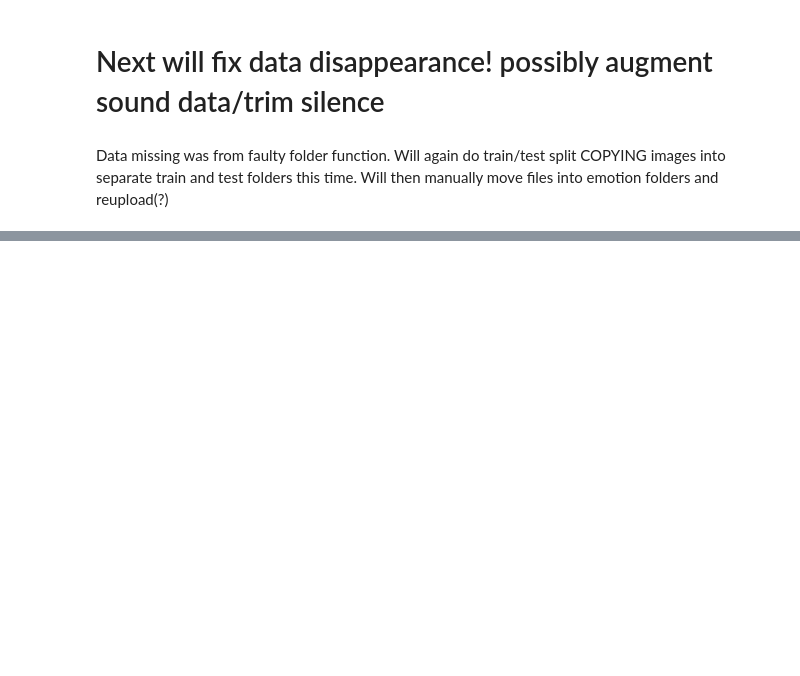
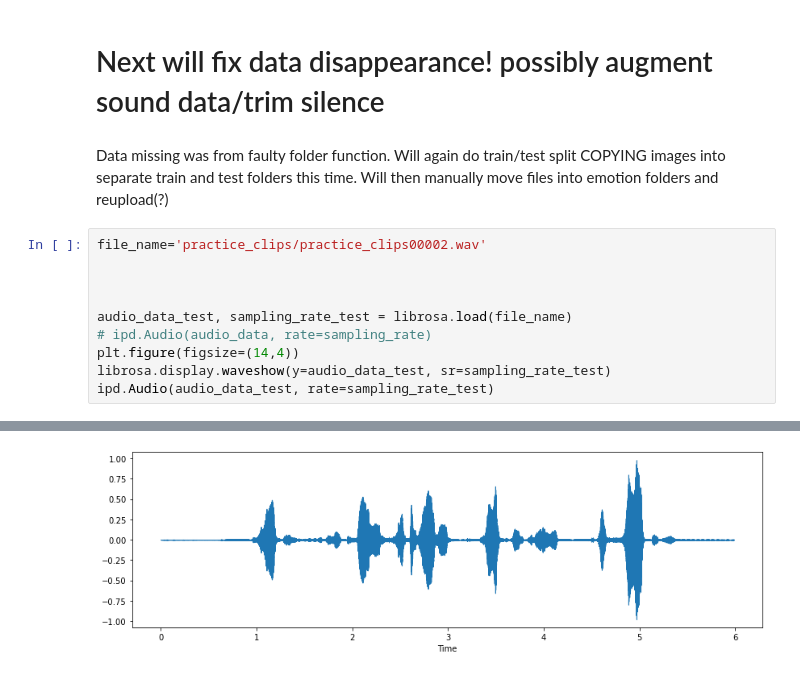
Before and after one commit to njw27/Speech_Emotion_Recognition_SER, a Jupyter notebook: clip_trims.ipynb, the cells around one changed output, grey strips where cells are left out. Saved outputs shown, nothing was run; the diff lists cells and outputs as text; blank space fills up the shorter version.

```diff
--- a/clip_trims.ipynb
+++ b/clip_trims.ipynb
@@ -311,3 +308,14 @@ ipd.Audio(x, rate=sampling_rate)
 # Next will fix data disappearance! possibly augment sound data/trim silence
 # %% [markdown]
 Data missing was from faulty folder function. Will again do train/test split COPYING images into separate train and test folders this time. Will then manually move files into emotion folders and reupload(?)
+# %%
+file_name='practice_clips/practice_clips00002.wav'
+
+
+
+audio_data_test, sampling_rate_test = librosa.load(file_name)
+# ipd.Audio(audio_data, rate=sampling_rate)
+plt.figure(figsize=(14,4))
+librosa.display.waveshow(y=audio_data_test, sr=sampling_rate_test)
+ipd.Audio(audio_data_test, rate=sampling_rate_test)
+# %% [output]
@@ -313,0 +323 @@ Data missing was from faulty folder function. Will again do train/test split COP
+[figure, added]
```
Also changed, not shown: parts of 5 cells of this notebook.
